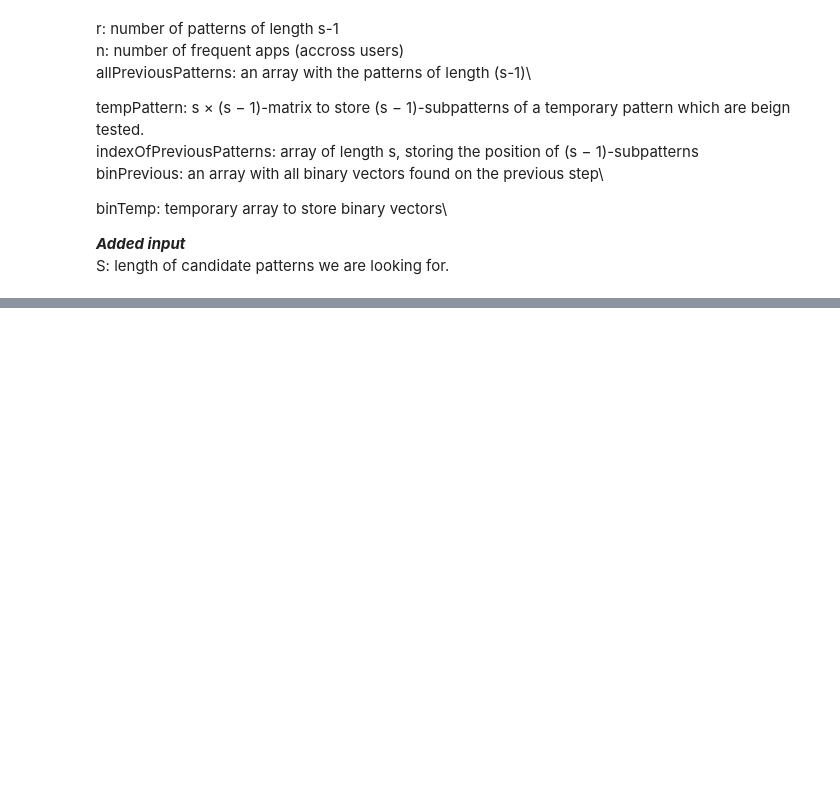
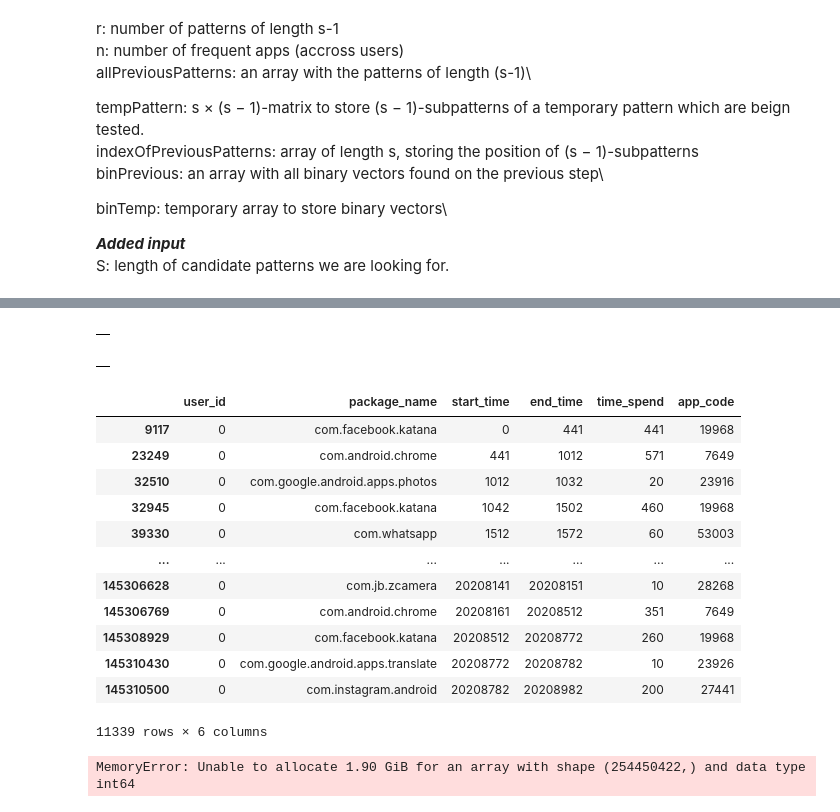
Before and after one commit to ClaraAndersen/motifs_and_competition_in_app_usage, a Jupyter notebook: Algorithm2_candidateList.ipynb, the cells around one changed output, grey strips where cells are left out. Drawn from its saved outputs; the diff is of its cells as text; code cells hidden in the pictures; blank space fills up the shorter version.

```diff
--- a/Algorithm2_candidateList.ipynb
+++ b/Algorithm2_candidateList.ipynb
@@ -106,0 +146,24 @@ S: length of candidate patterns we are looking for.
+# %%
+allPreviousPatterns
+# %% [output]
+|  |
+# %%
+binPrevious
+# %% [output]
+|  |
+# %%
+data[data['user_id']==0]
+# %% [output]
+|  | user_id | package_name | start_time | end_time | time_spend | app_code |
+| 9117 | 0 | com.facebook.katana | 0 | 441 | 441 | 19968 |
+| 23249 | 0 | com.android.chrome | 441 | 1012 | 571 | 7649 |
+| 32510 | 0 | com.google.android.apps.photos | 1012 | 1032 | 20 | 23916 |
+| 32945 | 0 | com.facebook.katana | 1042 | 1502 | 460 | 19968 |
+| 39330 | 0 | com.whatsapp | 1512 | 1572 | 60 | 53003 |
+| ... | ... | ... | ... | ... | ... | ... |
+| 145306628 | 0 | com.jb.zcamera | 20208141 | 20208151 | 10 | 28268 |
+| 145306769 | 0 | com.android.chrome | 20208161 | 20208512 | 351 | 7649 |
+| 145308929 | 0 | com.facebook.katana | 20208512 | 20208772 | 260 | 19968 |
+| 145310430 | 0 | com.google.android.apps.translate | 20208772 | 20208782 | 10 | 23926 |
+| 145310500 | 0 | com.instagram.android | 20208782 | 20208982 | 200 | 27441 |
+11339 rows × 6 columns
@@ -106,0 +172,4 @@ S: length of candidate patterns we are looking for.
+# %%
+test['app_code'].apply(lambda l: 19968 in l ).sum()
+# %% [output]
+MemoryError: Unable to allocate 1.90 GiB for an array with shape (254450422,) and data type int64
```
Also changed, not shown: parts of 26 cells of this notebook.
